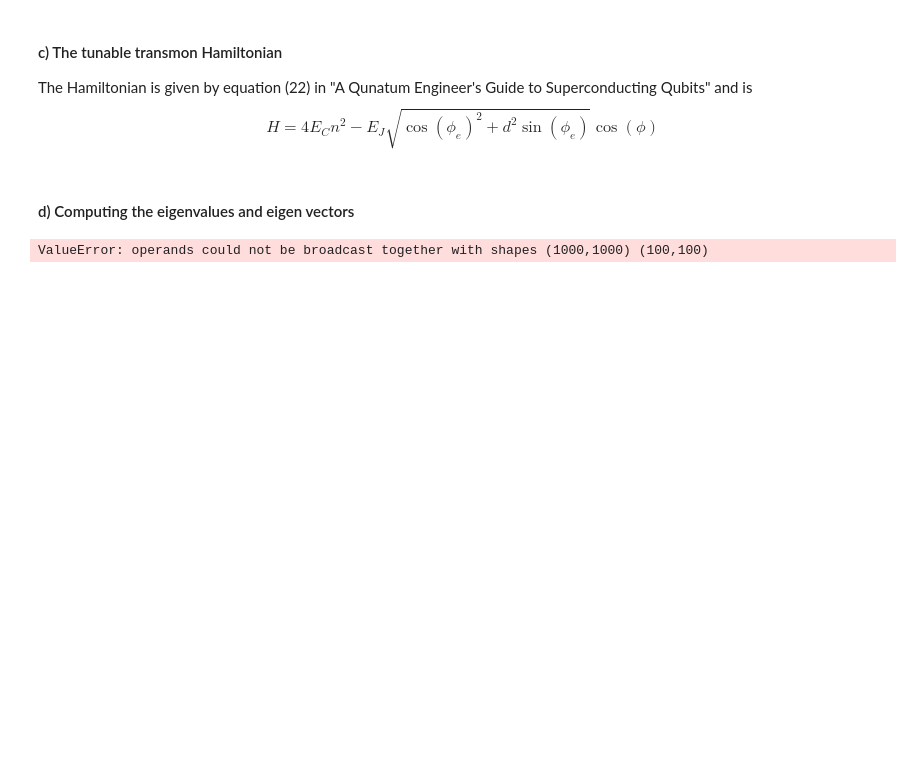
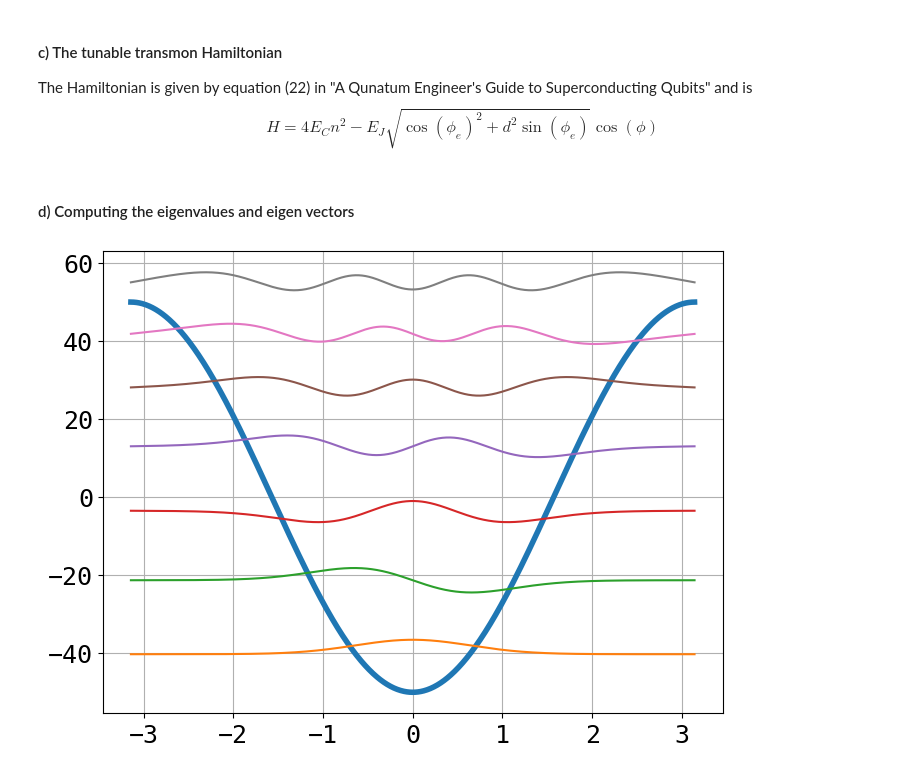
Before and after one commit to Shellf1sh/Superconducting-Qubits-Course, a Jupyter notebook: Week2/Week2code.ipynb, the cells around one changed output. Cells and saved outputs as stored; diff of their text form; code cells hidden in the pictures; blank space fills up the shorter version.

```diff
--- a/Week2/Week2code.ipynb
+++ b/Week2/Week2code.ipynb
@@ -6,7 +6,7 @@ import matplotlib.pyplot as plt
 plt.rcParams['font.size'] = 18
 plt.rcParams['axes.grid'] = True
 plt.rcParams['font.family'] = 'Monospace'
-plt.rcParams['figure.figsize'] = [10,7]
+plt.rcParams['figure.figsize'] = [8,6]
 # %%
 #First we define as few variables
 N = 1000 #resolution
@@ -16,7 +16,7 @@ delta = 2*np.pi/N #Spacing between points
 #### a) Defining a sparse matrix that is elementwise cosine
 # %%
 #Defining the phi values, this is essentially our potential
-phi = np.linspace(-np.pi, np.pi, 100)
+phi = np.linspace(-np.pi, np.pi, N)
 
 cosMatrix = np.diag(np.cos(phi))
 # %% [markdown]
@@ -43,5 +43,12 @@ H, scale = hamiltonian(1, 50, phi_e=0)
 
 #k is number of eigenvalues and eigenvectors it finds and SR it means that it finds the pairs that have the eigenvalues with the smallest real part
 eigenvalues, eigenvectors = sc.sparse.linalg.eigs(H, k=7, which = "SR")
-# %% [output]
-ValueError: operands could not be broadcast together with shapes (1000,1000) (100,100)
+# %%
+#We can then plot our potential and our wavefunctions
+
+plt.plot(phi, -scale*np.cos(phi), linewidth = 4)
+
+for i in range(7):
+    plt.plot(phi, -eigenvectors[:,i]*scale + eigenvalues.real[i])
+# %% [output]
+[figure, added]
```
Also changed, not shown: 2 other files.
